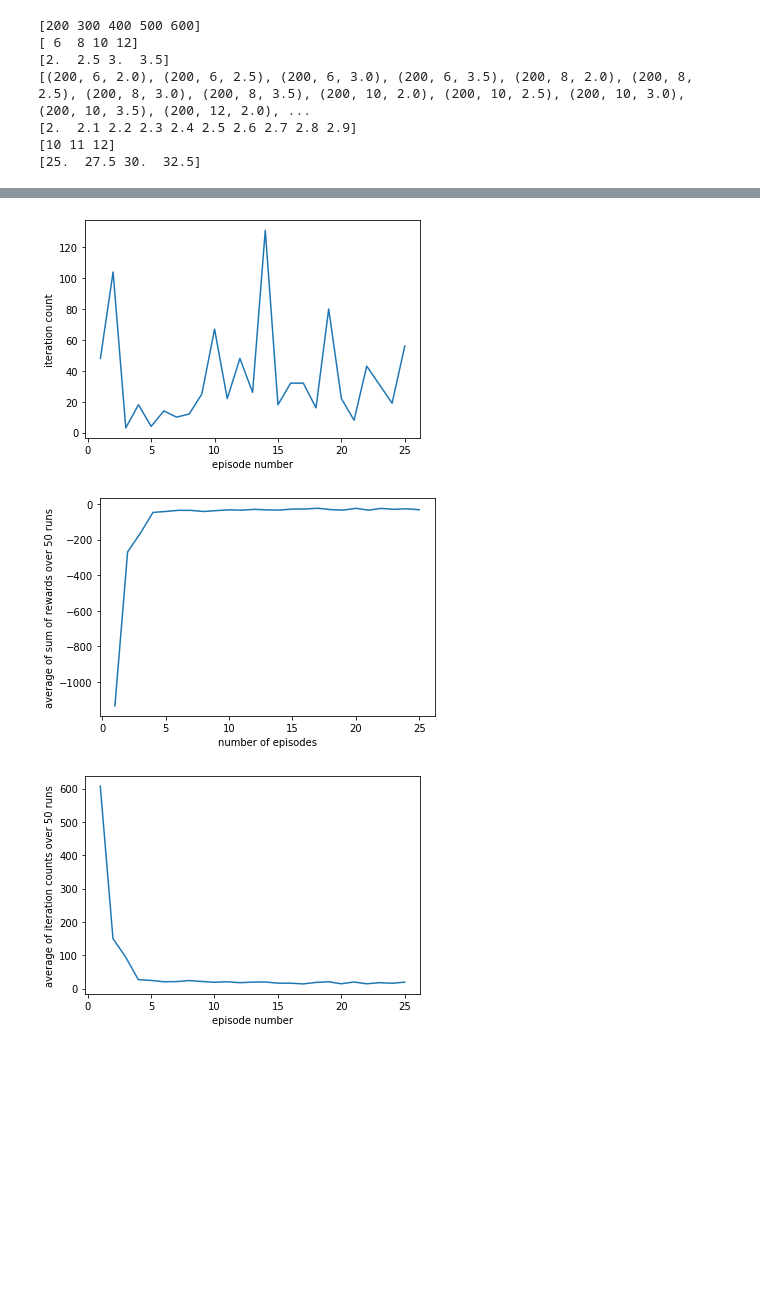
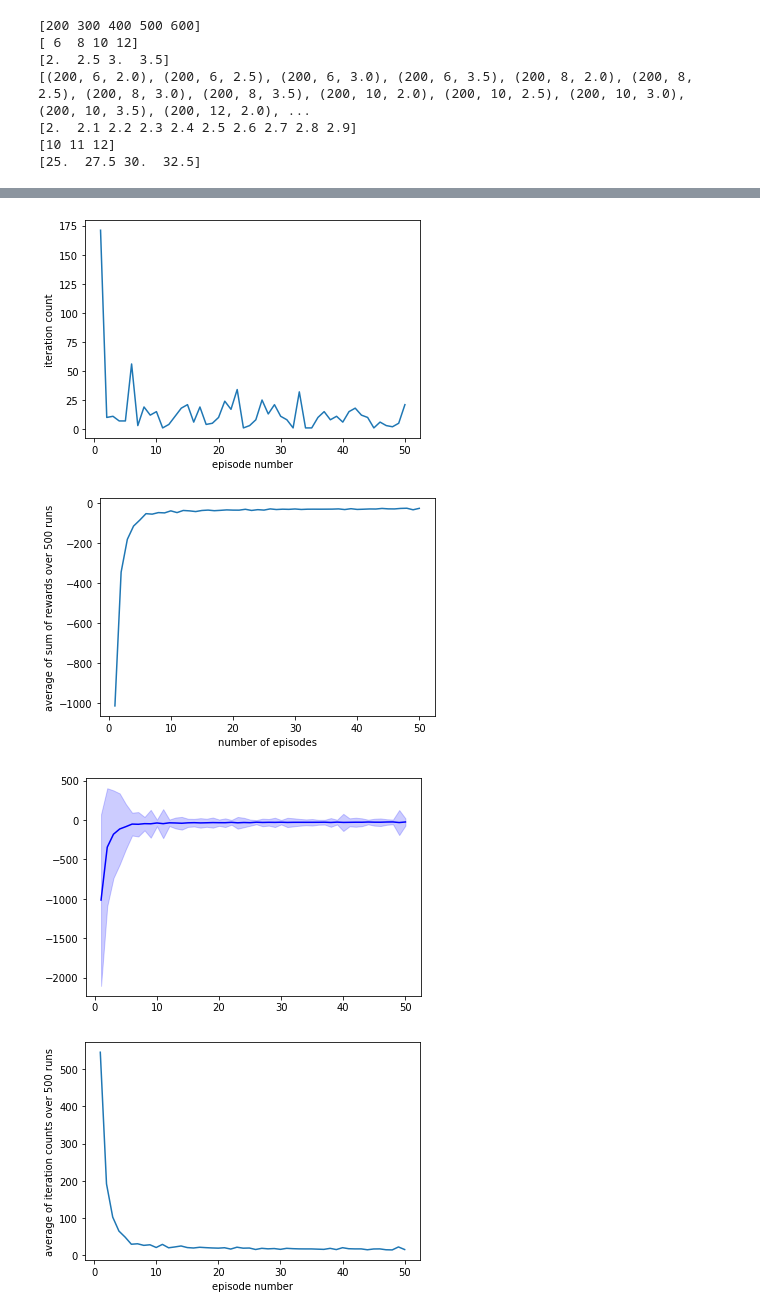
Before and after one commit to kwak9601/Qlearning_OpenAI, a Jupyter notebook: q_learning_colab.ipynb, the cells around one changed output, grey strips where cells are left out. Saved outputs shown, nothing was run; the diff lists cells and outputs as text; code cells hidden in the pictures; blank space fills up the shorter version.

```diff
--- a/q_learning_colab.ipynb
+++ b/q_learning_colab.ipynb
@@ -12,7 +12,7 @@ from tqdm import tqdm
 learning_rate = 0.1
 discount_factor = 0.6
 epsilon = 0.2
-num_episodes = 25
+num_episodes = 50
 
 #state
 range_temp = np.arange(200,700, 100) #[C] 5long
@@ -139,10 +139,12 @@ def mapping_eqn(state, action , isReset):
     tup_next_state = (next_temp, next_width, next_height)
     return tup_next_state, actual_width, actual_height, reward, sum_reward, done
 # %%
-average_over = 50
+average_over = 500
 average_over_reward_list = []
 average_over_count_list = []
-for i in range(average_over):
+
+
+for i in tqdm(range(average_over)):
 
     #Q table initialization
     # q_size = [len(range_temp) * len(range_width) * len(range_height), len(range_wfs) * len(range_sod) * len(range_tts)]
@@ -156,7 +158,7 @@ for i in range(average_over):
     sum_reward_list = []
     iteration_count_list = []
 
-    for episodes in tqdm(range(num_episodes)):
+    for episodes in range(num_episodes):
 
         state = random.choice(state_comb)
 
@@ -212,6 +214,7 @@ for i in range(average_over):
     average_over_reward_list.append(sum_reward_list)
     average_over_count_list.append(iteration_count_list)
 
+
 final_average_over_reward_list = [sum(x)/len(x) for x in zip(*average_over_reward_list)]
 final_average_over_count_list = [sum(x)/len(x) for x in zip(*average_over_count_list)]
 
@@ -223,6 +226,10 @@ final_average_over_count_list = [sum(x)/len(x) for x in zip(*average_over_count_
 
     #     print('finished epsode #', episodes, 'with count', count)
     # print('end of code')
+# %%
+#for getting std dev for each run, for graphing purpose
+average_over_reward_list_np = np.array(average_over_reward_list)
+average_over_reward_list_np_std = np.std(average_over_reward_list_np, axis=0)
 # %%
 plt.plot(range(1,len(sum_reward_list)+1),sum_reward_list) # to start from episode 1
 plt.ylabel('average reward per episode')
@@ -240,6 +247,11 @@ plt.ylabel('average of sum of rewards over ' + str(average_over) + ' runs')
 plt.xlabel('number of episodes')
 plt.show()
 
+# Testing
+plt.plot(range(1,len(sum_reward_list)+1), final_average_over_reward_list, 'b-', label='mean_F')
+plt.fill_between(range(1,len(sum_reward_list)+1), final_average_over_reward_list - average_over_reward_list_np_std, final_average_over_reward_list + average_over_reward_list_np_std, color='b', alpha=0.2)
+plt.show()
+
 plt.plot(range(1,len(sum_reward_list)+1), final_average_over_count_list) # to start from episode 1
 plt.ylabel('average of iteration counts over ' + str(average_over) + ' runs')
 plt.xlabel('episode number')
@@ -249,6 +261,7 @@ plt.show()
-[figure, old version]
+[figure, new version]
-[figure, old version]
+[figure, new version]
-[figure, old version]
+[figure, new version]
+[figure, added]
 # %%
 plt.imshow(q_table, cmap='hot', interpolation='nearest')
 plt.xlabel("action combination")
```
Also changed, not shown: parts of 3 cells of this notebook.
